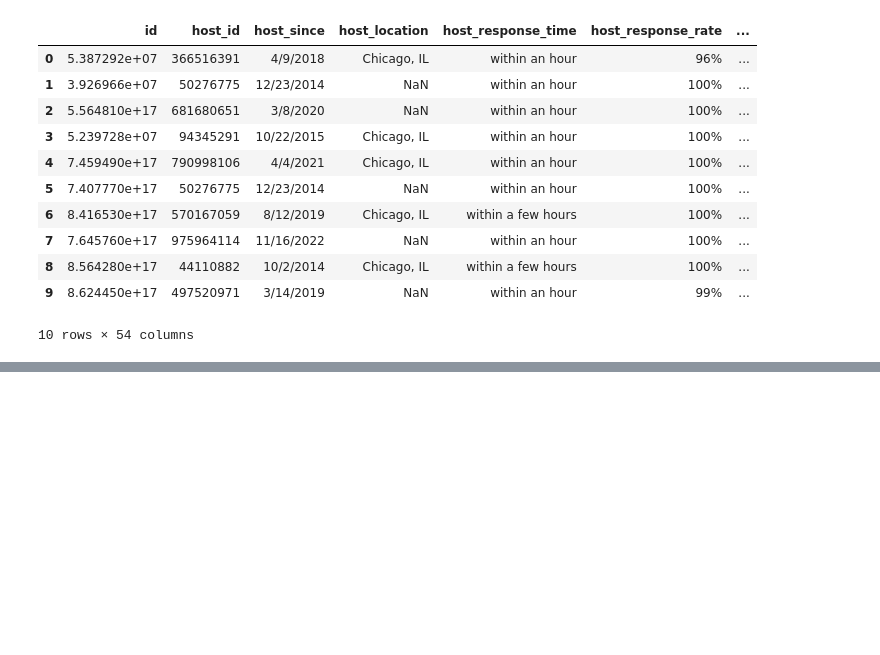
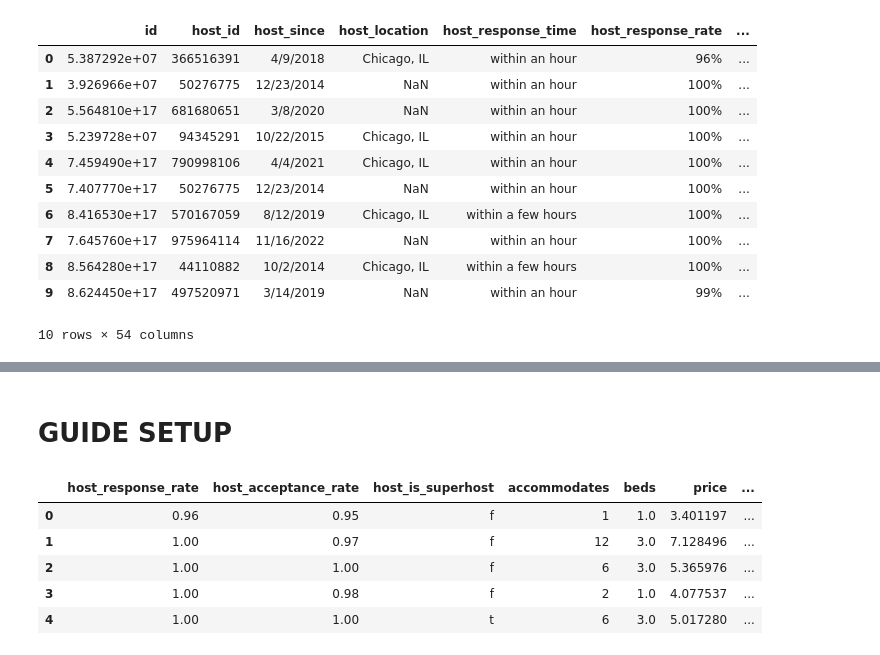
Before and after one commit to hungrydoor14/STAT443, a Jupyter notebook: data_cleanup.ipynb, the cells around one changed output, grey strips where cells are left out. Cells and saved outputs as stored; diff of their text form; code cells hidden in the pictures; blank space fills up the shorter version.

```diff
--- a/data_cleanup.ipynb
+++ b/data_cleanup.ipynb
@@ -73,0 +79,69 @@ Index(['id', 'host_id', 'host_since', 'host_location', 'host_response_time',
+# %% [markdown]
+# GUIDE SETUP
+# %%
+original_cols_to_keep = [
+    'host_response_rate',
+    'host_acceptance_rate',
+    'host_is_superhost',
+    'accommodates',
+    'bathrooms_text',
+    'beds',
+    'price',
+    'minimum_nights',
+    'maximum_nights',
+    'has_availability',
+    'number_of_reviews',
+    'review_scores_rating',
+    'instant_bookable',
+    'reviews_per_month'
+]
+
+clean_df = df[original_cols_to_keep].copy()
+
+# modify bathrooms_text to extract numeric value
+clean_df["bathrooms"] = (
+    clean_df["bathrooms_text"]
+    .str.extract(r"(\d+\.?\d*)")
+    .astype(float)
+)
+
+# PRICE: Remove $, commas, spaces
+clean_df["price"] = (
+    clean_df["price"]
+    .str.replace("$", "", regex=False)
+    .str.replace(",", "", regex=False)
+    .str.strip()
+    .astype(float)
+)
+
+# RATES: Remove % and convert to float
+clean_df["host_acceptance_rate"] = (
+    clean_df["host_acceptance_rate"]
+    .str.replace("%", "", regex=False)
+    .astype(float)
+    / 100
+)
+clean_df["host_response_rate"] = (
+    clean_df["host_response_rate"]
+    .str.replace("%", "", regex=False)
+    .astype(float)
+    / 100
+)
+
+clean_df["price"] = np.log(clean_df["price"])
+
+# drop certain columns
+cols_to_remove = [
+    "bathrooms_text"
+]
+
+clean_df = clean_df.drop(columns=cols_to_remove)
+
+clean_df.head()
+# %% [output]
+|  | host_response_rate | host_acceptance_rate | host_is_superhost | accommodates | beds | price | ... |
+| 0 | 0.96 | 0.95 | f | 1 | 1.0 | 3.401197 | ... |
+| 1 | 1.00 | 0.97 | f | 12 | 3.0 | 7.128496 | ... |
+| 2 | 1.00 | 1.00 | f | 6 | 3.0 | 5.365976 | ... |
+| 3 | 1.00 | 0.98 | f | 2 | 1.0 | 4.077537 | ... |
+| 4 | 1.00 | 1.00 | t | 6 | 3.0 | 5.017280 | ... |
```
Also changed, not shown: parts of 6 cells of this notebook, 15 other files.
